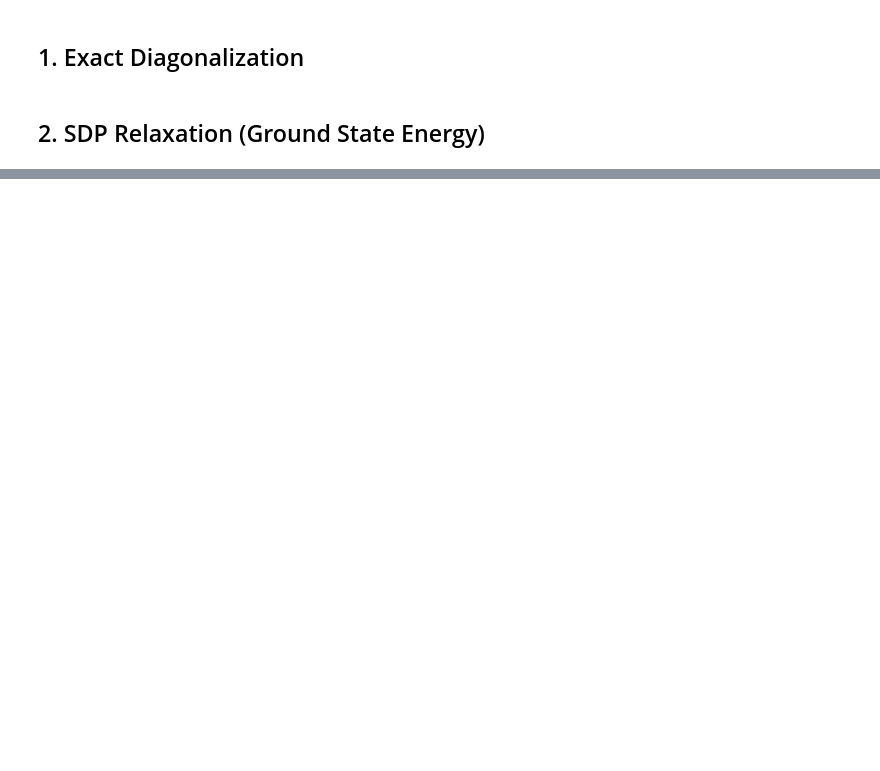
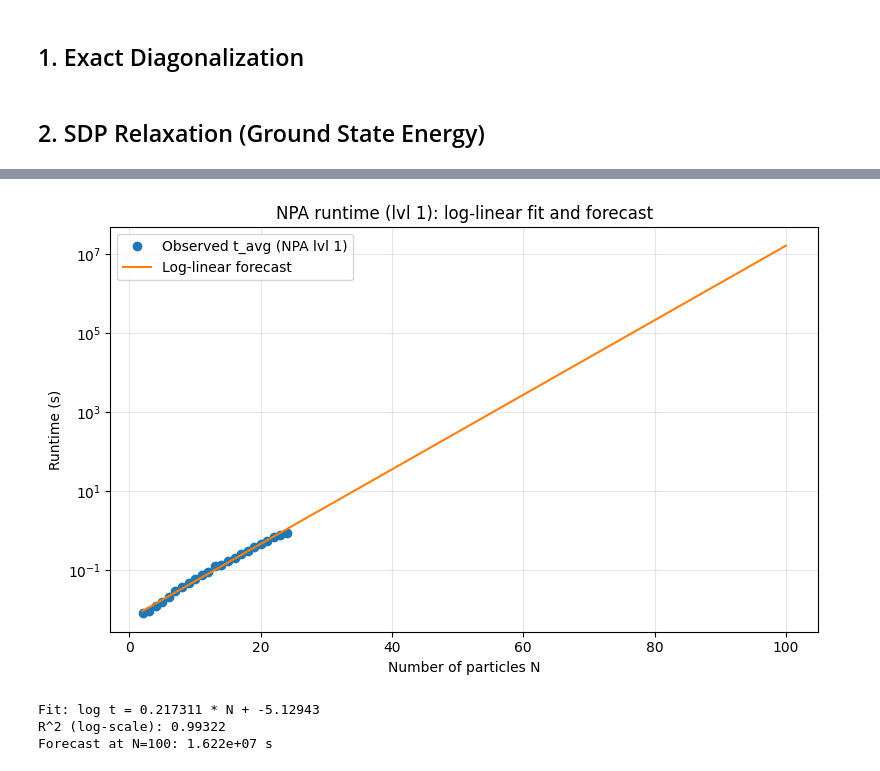
Before and after one commit to Ciscone7/OptimalMomentsNPA, a Jupyter notebook: initial_tests.ipynb, the cells around one changed output, grey strips where cells are left out. Drawn from its saved outputs; the diff is of its cells as text; code cells hidden in the pictures; blank space fills up the shorter version.

```diff
--- a/initial_tests.ipynb
+++ b/initial_tests.ipynb
@@ -116,6 +111,57 @@ npa_data_2 = benchmark_npa_relaxation(
     scs_eps=1e-6,
     scs_max_iters=20000,
 )
+# %%
+# Log-linear regression on NPA runtimes (t_avg) and forecast to N=100
+import numpy as np
+import matplotlib.pyplot as plt
+
+N_obs = np.array(npa_data_1["N"], dtype=float)
+t_obs = np.array(npa_data_1["t_avg"], dtype=float)
+
+# guard against any zeros/negatives before taking log
+mask = t_obs > 0
+N_obs = N_obs[mask]
+t_obs = t_obs[mask]
+
+# log-linear fit: log t = a N + b
+coef = np.polyfit(N_obs, np.log(t_obs), 1)
+a, b = coef
+predict = lambda N: np.exp(a * N + b)
+
+# R^2 on log-scale
+log_pred = a * N_obs + b
+log_true = np.log(t_obs)
+ss_res = np.sum((log_true - log_pred) ** 2)
+ss_tot = np.sum((log_true - np.mean(log_true)) ** 2)
+r2 = 1 - ss_res / ss_tot if ss_tot > 0 else np.nan
+
+# forecast up to N=100
+N_fore = np.arange(int(N_obs.min()), 101, dtype=float)
+t_fore = predict(N_fore)
+
+plt.figure(figsize=(8, 5))
+plt.plot(N_obs, t_obs, "o", label="Observed t_avg (NPA lvl 1)")
+plt.plot(N_fore, t_fore, "-", label="Log-linear forecast")
+plt.yscale("log")
+plt.xlabel("Number of particles N")
+plt.ylabel("Runtime (s)")
+plt.title("NPA runtime (lvl 1): log-linear fit and forecast")
+plt.grid(True, which="both", alpha=0.3)
+plt.legend()
+plt.tight_layout()
+plt.show()
+
+print(f"Fit: log t = {a:.6g} * N + {b:.6g}")
+print(f"R^2 (log-scale): {r2:.5f}")
+print(f"Forecast at N=100: {predict(100):.3e} s")
+
+print("Would take 115.74 days to run N=100")
+# %% [output]
+[figure, added]
+Fit: log t = 0.217311 * N + -5.12943
+R^2 (log-scale): 0.99322
+Forecast at N=100: 1.622e+07 s
 # %%
 npa_data_by_level = {
     1: npa_data_1,
```
Also changed, not shown: parts of 8 cells of this notebook, 3 other files.
